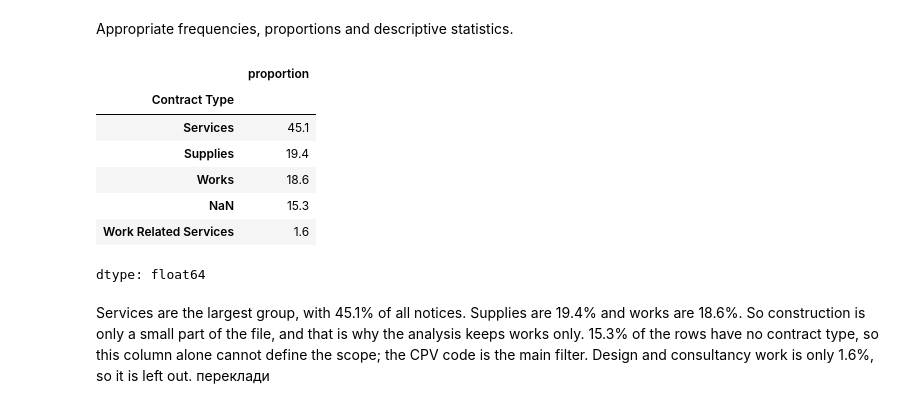
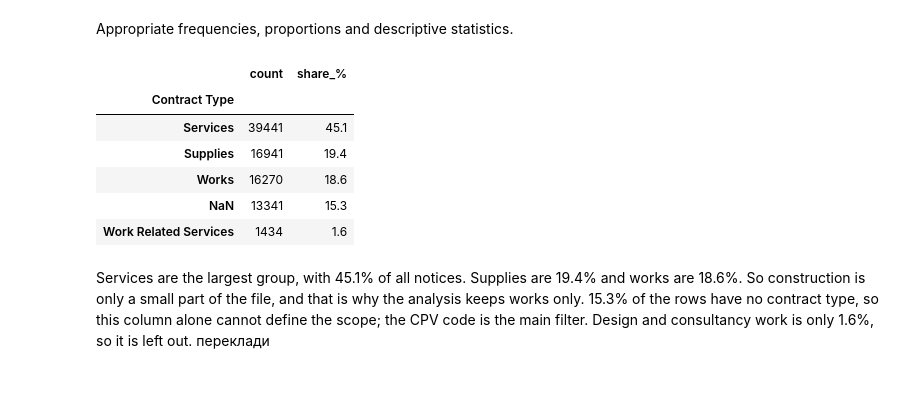
Before and after one commit to KaterynaKon/irish-tender-value, a Jupyter notebook: public_tender_value.ipynb, the cells around one changed output. Drawn from its saved outputs; the diff is of its cells as text; code cells hidden in the pictures.

Commit message:
Data Exploration Report started

```diff
--- a/public_tender_value.ipynb
+++ b/public_tender_value.ipynb
@@ -171,16 +176,17 @@ d.head()
 # %% [markdown]
 Appropriate frequencies, proportions and descriptive statistics.
 # %%
-d["Contract Type"].value_counts(normalize=True, dropna=False).mul(100).round(1)
+counts = d["Contract Type"].value_counts(dropna=False)
+share = d["Contract Type"].value_counts(normalize=True, dropna=False).mul(100).round(1)
+pd.DataFrame({"count": counts, "share_%": share})
 # %% [output]
-|  | proportion |
-| Contract Type |  |
-| Services | 45.1 |
-| Supplies | 19.4 |
-| Works | 18.6 |
-| NaN | 15.3 |
-| Work Related Services | 1.6 |
+|  | count | share_% |
+| Contract Type |  |  |
+| Services | 39441 | 45.1 |
+| Supplies | 16941 | 19.4 |
+| Works | 16270 | 18.6 |
+| NaN | 13341 | 15.3 |
+| Work Related Services | 1434 | 1.6 |
-dtype: float64
 # %% [markdown]
 Services are the largest group, with 45.1% of all notices. Supplies are 19.4% and works are 18.6%. So construction is only a small part of the file, and that is why the analysis keeps works only. 15.3% of the rows have no contract type, so this column alone cannot define the scope; the CPV code is the main filter. Design and consultancy work is only 1.6%, so it is left out.
  переклади
```
Also changed, not shown: parts of 33 cells of this notebook.
